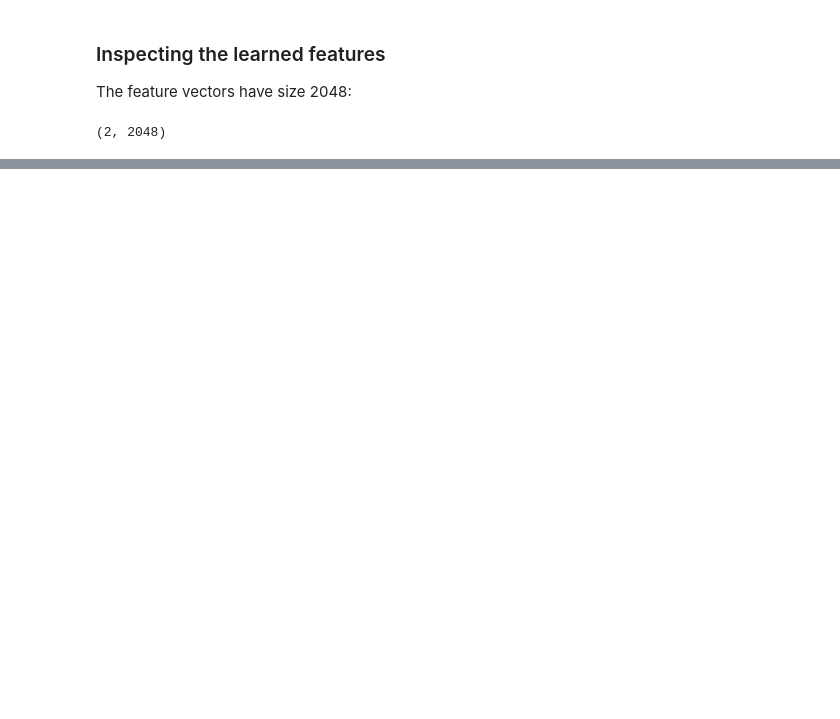
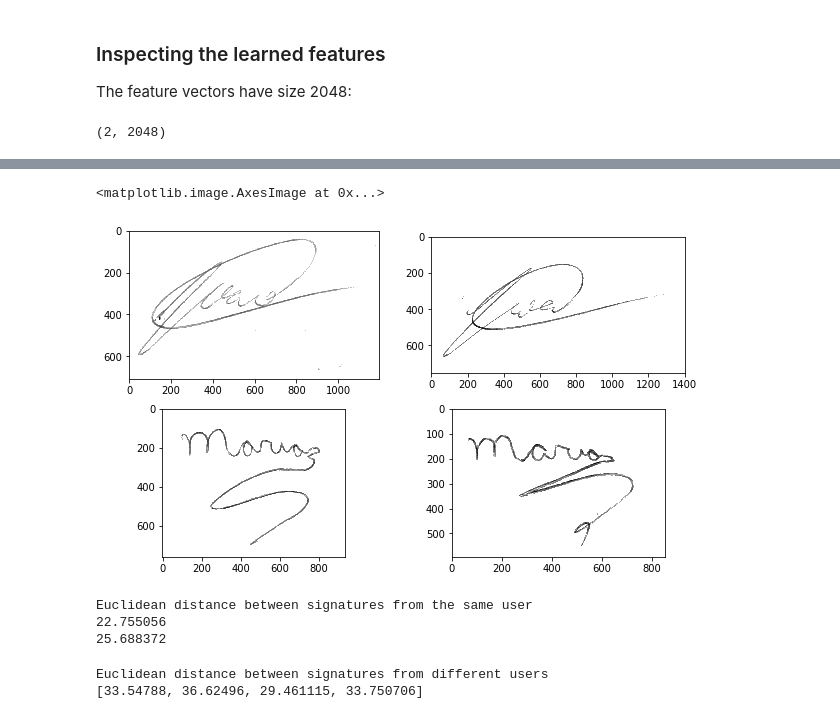
Before and after one commit to luizgh/sigver_wiwd, a Jupyter notebook: interactive_example.ipynb, the cells around one changed output, grey strips where cells are left out. Saved outputs shown, nothing was run; the diff lists cells and outputs as text; code cells hidden in the pictures; blank space fills up the shorter version.

```diff
--- a/interactive_example.ipynb
+++ b/interactive_example.ipynb
@@ -111,0 +126,18 @@ Euclidean distance between signatures from different users
+# %%
+# Note that now we need to use lists instead of numpy arrays, since the images will have different sizes.
+# We will also process each image individually
+
+processed_user1_sigs_spp = [255-remove_background(sig) for sig in user1_sigs]
+processed_user2_sigs_spp = [255-remove_background(sig) for sig in user2_sigs]
+# %%
+# Shows pre-processed samples of the two users
+
+f, ax = plt.subplots(2,2, figsize=(10,6))
+ax[0,0].imshow(processed_user1_sigs_spp[0])
+ax[0,1].imshow(processed_user1_sigs_spp[1])
+
+ax[1,0].imshow(processed_user2_sigs_spp[0])
+ax[1,1].imshow(processed_user2_sigs_spp[1])
+# %% [output]
+<matplotlib.image.AxesImage at 0x...>
+[figure, added]
@@ -111,0 +153,16 @@ Euclidean distance between signatures from different users
+# %%
+print('Euclidean distance between signatures from the same user')
+print(np.linalg.norm(user1_features_spp[0] - user1_features_spp[1]))
+print(np.linalg.norm(user2_features_spp[0] - user2_features_spp[1]))
+# %% [output]
+Euclidean distance between signatures from the same user
+22.755056
+25.688372
+# %%
+print('Euclidean distance between signatures from different users')
+
+dists = [np.linalg.norm(u1 - u2) for u1 in user1_features_spp for u2 in user2_features_spp]
+print(dists)
+# %% [output]
+Euclidean distance between signatures from different users
+[33.54788, 36.62496, 29.461115, 33.750706]
```
Also changed, not shown: parts of 9 cells of this notebook, 6 other files.
